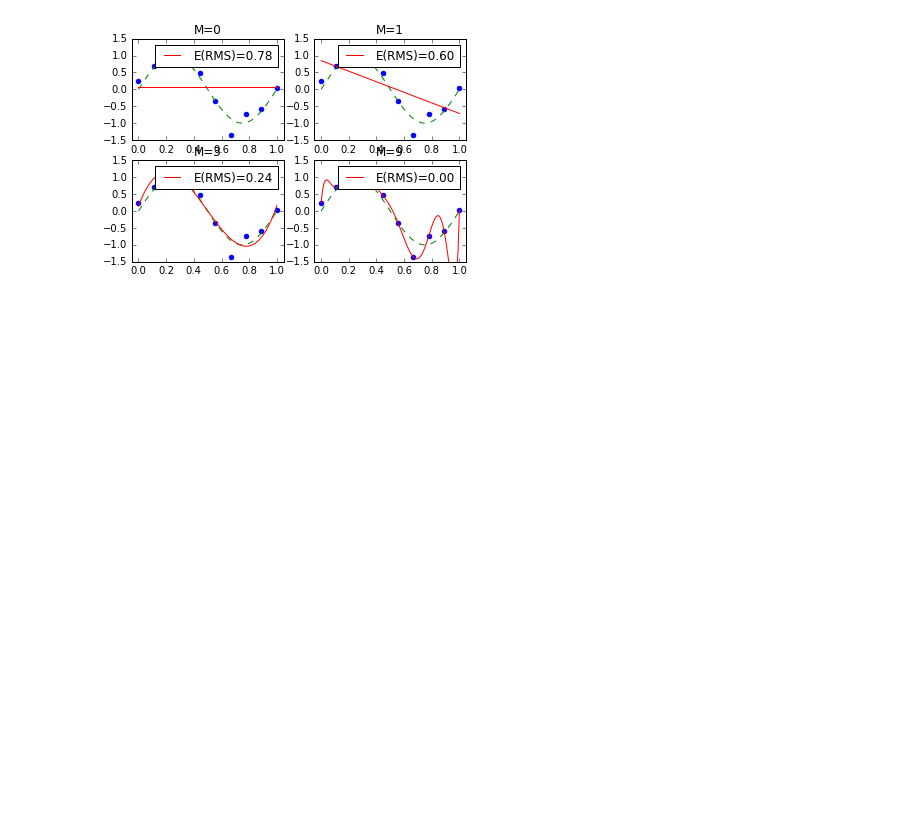
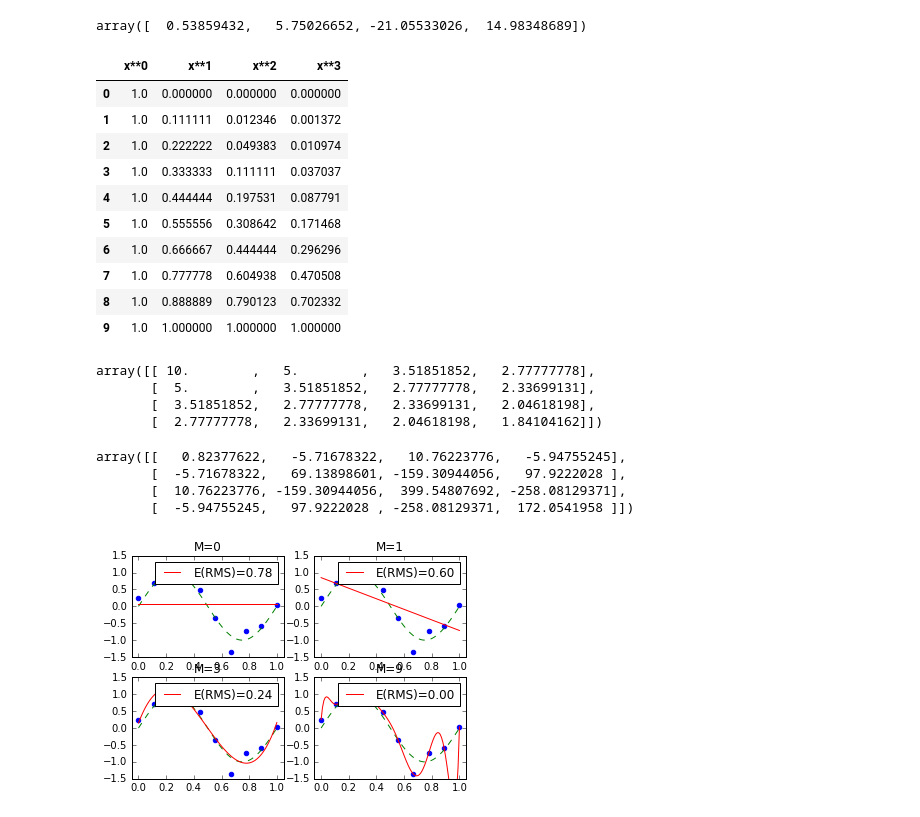
Before and after one commit to teruuuuuu/python_notebook, a Jupyter notebook: notebook/book/machine_learning_nyumon/saishoujijou.ipynb, the cells around one changed output. Drawn from its saved outputs; the diff is of its cells as text; code cells hidden in the pictures; blank space fills up the shorter version.

```diff
--- a/notebook/book/machine_learning_nyumon/saishoujijou.ipynb
+++ b/notebook/book/machine_learning_nyumon/saishoujijou.ipynb
@@ -52,0 +69,29 @@ df_ws = DataFrame()
+# %%
+# 最小二乗法で解を求める
+def resolve(dataset, m):
+    t = dataset.y
+    phi = DataFrame()
+    for i in range(0,m+1):
+        p = dataset.x**i
+        p.name="x**%d" % i
+        phi = pd.concat([phi,p], axis=1)
+    tmp = np.linalg.inv(np.dot(phi.T, phi))
+    ws = np.dot(np.dot(tmp, phi.T), t)
+
+    def f(x):
+        y = 0
+        for i, w in enumerate(ws):
+            y += w * (x ** i)
+        return y
+
+    return (f, ws)
+# %% [output]
+array([  0.53859432,   5.75026652, -21.05533026,  14.98348689])
+# %%
+t = train_set.y
+phi = DataFrame()
+# %%
+for i in range(0,4):
+    p = train_set.x**i
+    p.name="x**%d" % i
+    phi = pd.concat([phi,p], axis=1)
@@ -53,3 +100,31 @@ df_ws = DataFrame()
+# %%
+phi
+# %% [output]
+|  | x**0 | x**1 | x**2 | x**3 |
+| 0 | 1.0 | 0.000000 | 0.000000 | 0.000000 |
+| 1 | 1.0 | 0.111111 | 0.012346 | 0.001372 |
+| 2 | 1.0 | 0.222222 | 0.049383 | 0.010974 |
+| 3 | 1.0 | 0.333333 | 0.111111 | 0.037037 |
+| 4 | 1.0 | 0.444444 | 0.197531 | 0.087791 |
+| 5 | 1.0 | 0.555556 | 0.308642 | 0.171468 |
+| 6 | 1.0 | 0.666667 | 0.444444 | 0.296296 |
+| 7 | 1.0 | 0.777778 | 0.604938 | 0.470508 |
+| 8 | 1.0 | 0.888889 | 0.790123 | 0.702332 |
+| 9 | 1.0 | 1.000000 | 1.000000 | 1.000000 |
+# %%
+np.dot(phi.T, phi)
+# %% [output]
+array([[ 10.        ,   5.        ,   3.51851852,   2.77777778],
+       [  5.        ,   3.51851852,   2.77777778,   2.33699131],
+       [  3.51851852,   2.77777778,   2.33699131,   2.04618198],
+       [  2.77777778,   2.33699131,   2.04618198,   1.84104162]])
+# %%
+np.linalg.inv(np.dot(phi.T, phi))
+# %% [output]
+array([[   0.82377622,   -5.71678322,   10.76223776,   -5.94755245],
+       [  -5.71678322,   69.13898601, -159.30944056,   97.9222028 ],
+       [  10.76223776, -159.30944056,  399.54807692, -258.08129371],
+       [  -5.94755245,   97.9222028 , -258.08129371,  172.0541958 ]])
 # %%
 # 多項式近似の曲線を求めて表示
 fig = plt.figure()
```
Also changed, not shown: parts of 3 cells of this notebook, 1 other file.
